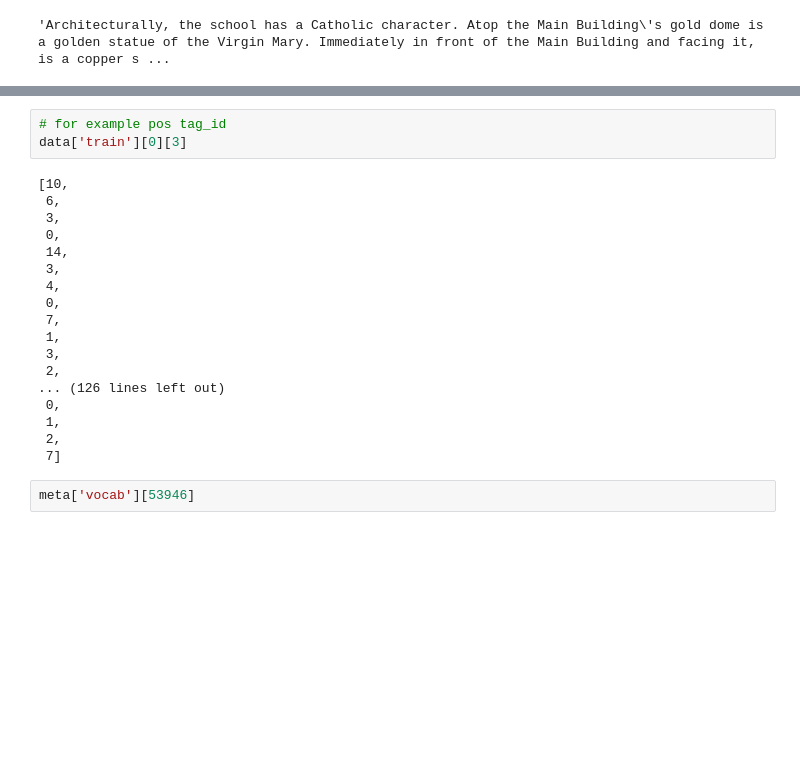
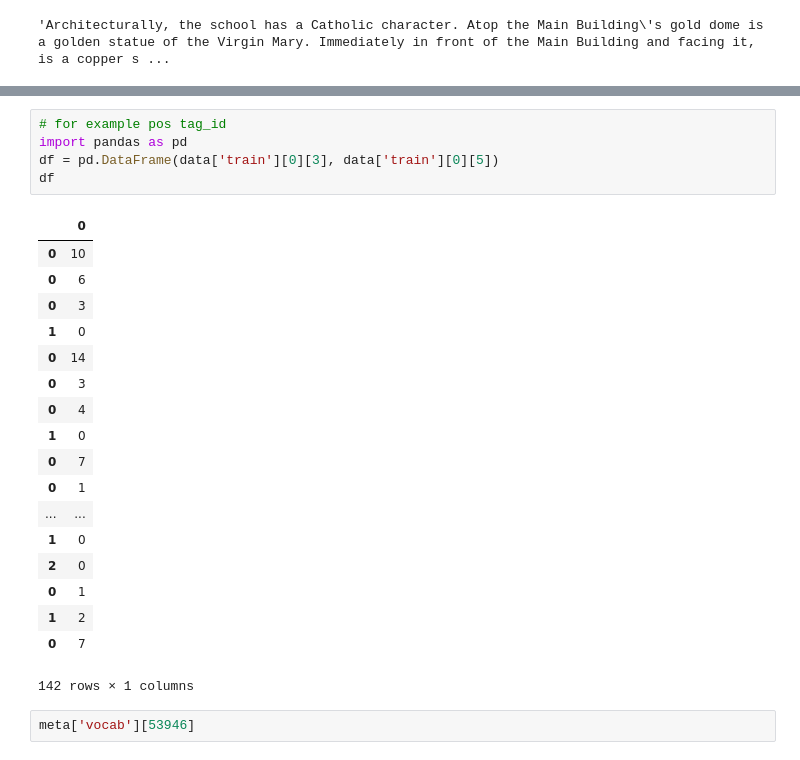
Before and after one commit to nyuxz/ds1012_final_project, a Jupyter notebook: data_exploration.ipynb, the cells around one changed output, grey strips where cells are left out. Saved outputs shown, nothing was run; the diff lists cells and outputs as text; blank space fills up the shorter version.

```diff
--- a/data_exploration.ipynb
+++ b/data_exploration.ipynb
@@ -268,24 +319,27 @@ data['train'][0][1]
 # %%
 # for example pos tag_id
-data['train'][0][3]
+import pandas as pd
+df = pd.DataFrame(data['train'][0][3], data['train'][0][5])
+df
 # %% [output]
+|  | 0 |
+| 0 | 10 |
+| 0 | 6 |
+| 0 | 3 |
+| 1 | 0 |
+| 0 | 14 |
+| 0 | 3 |
+| 0 | 4 |
+| 1 | 0 |
+| 0 | 7 |
+| 0 | 1 |
+| ... | ... |
+| 1 | 0 |
+| 2 | 0 |
+| 0 | 1 |
+| 1 | 2 |
+| 0 | 7 |
-[10,
- 6,
- 3,
- 0,
- 14,
- 3,
- 4,
- 0,
- 7,
- 1,
- 3,
- 2,
-... (126 lines left out)
- 0,
- 1,
- 2,
- 7]
+142 rows × 1 columns
 # %%
 meta['vocab'][53946]
 # %% [output]
```
Also changed, not shown: parts of 12 cells of this notebook, 5 other files.
